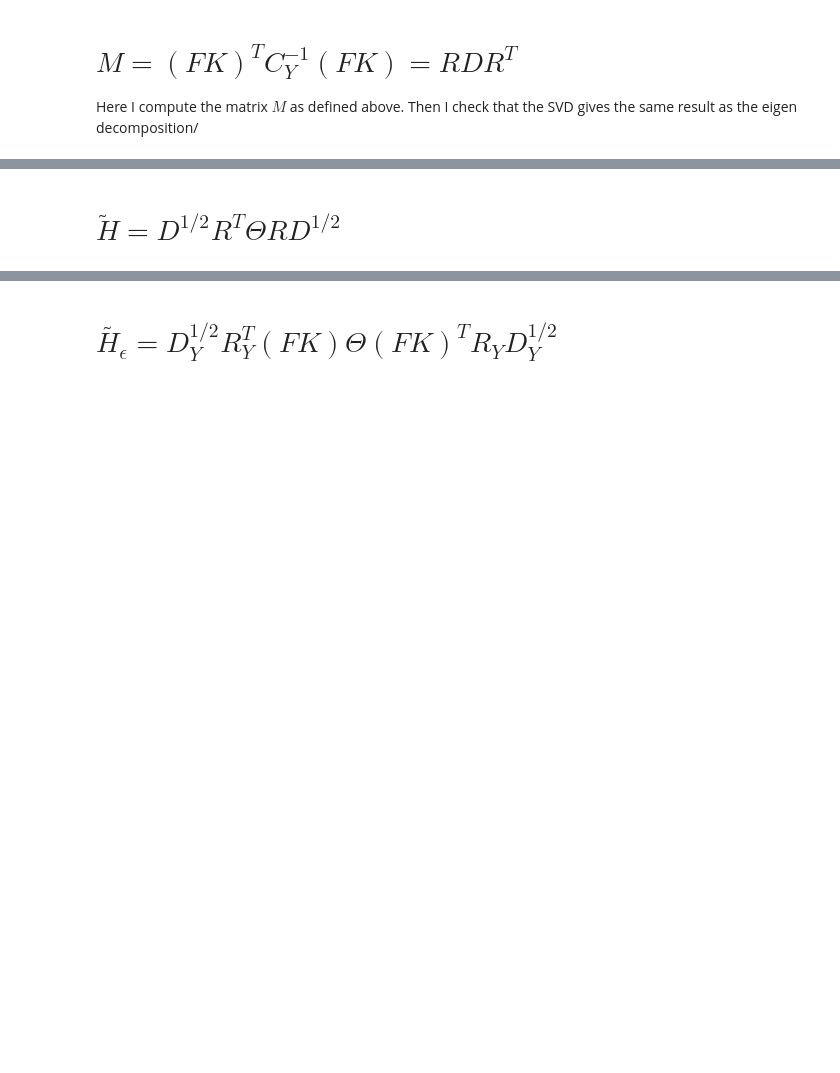
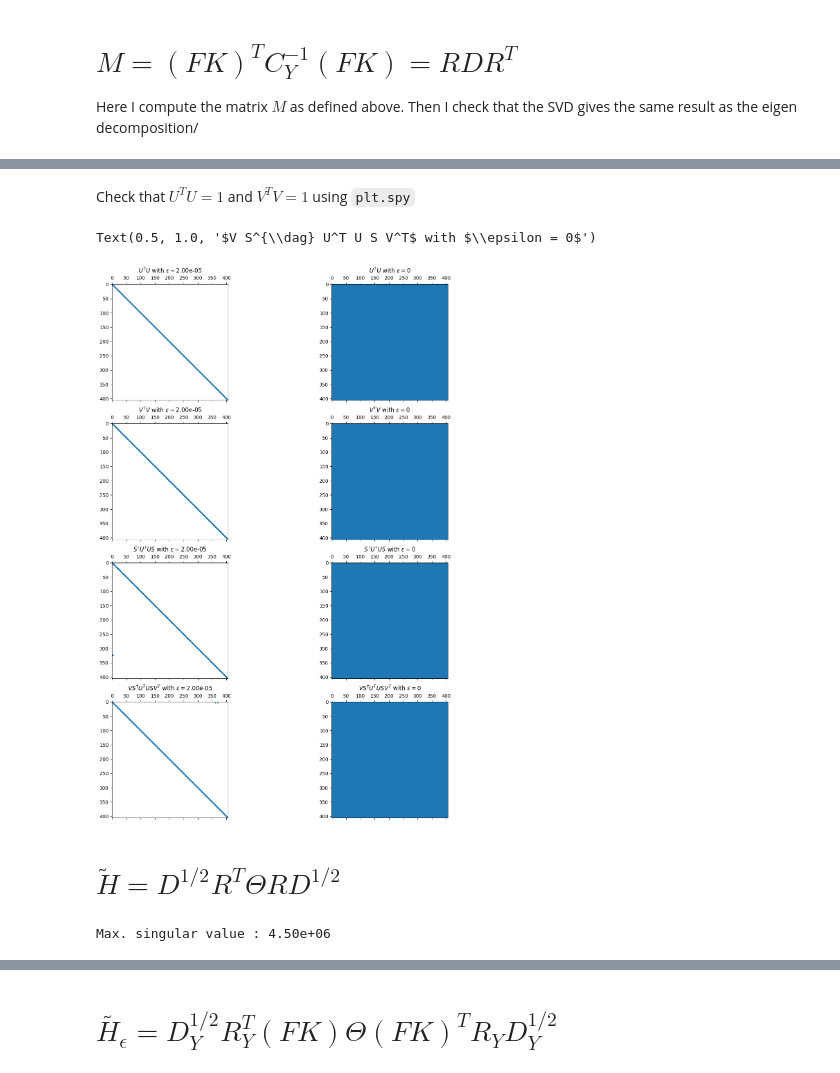
Before and after one commit to achiefa/DeepLearningTheory, a Jupyter notebook: Experiments/Integrated_solution/nnpdf/data_evolution_svd.ipynb, the cells around one changed output, grey strips where cells are left out. Drawn from its saved outputs; the diff is of its cells as text; code cells hidden in the pictures; blank space fills up the shorter version.

```diff
--- a/Experiments/Integrated_solution/nnpdf/data_evolution_svd.ipynb
+++ b/Experiments/Integrated_solution/nnpdf/data_evolution_svd.ipynb
@@ -368,10 +361,43 @@ plt.matshow(test)
+# %% [markdown]
+Check that $U^T U = 1$ and $V^T V = 1$ using `plt.spy`
+# %%
+fig, axs = plt.subplots(4, 2, figsize=(15,20))
+
+axs[0,0].spy(U_M.T @ U_M, precision=reg_eta, markersize=2)
+axs[0,1].spy(U_M.T @ U_M, markersize=2)
+axs[0,0].set_title(r'$U^T U$ with $\epsilon \sim$' + f'{reg_eta:.2e}')
+axs[0,1].set_title(r'$U^T U$ with $\epsilon = 0$')
+
+axs[1,0].spy(Vh_M.T @ Vh_M, precision=reg_eta, markersize=2)
+axs[1,1].spy(Vh_M.T @ Vh_M, markersize=2)
+axs[1,0].set_title(r'$V^T V$ with $\epsilon \sim$' + f'{reg_eta:.2e}')
+axs[1,1].set_title(r'$V^T V$ with $\epsilon = 0$')
+
+axs[2,0].spy(np.diag(S_M_reg_dag) @ (U_M.T @ U_M) @ np.diag(S_M_reg), precision=reg_eta, markersize=2)
+axs[2,1].spy(np.diag(S_M_reg_dag) @ (U_M.T @ U_M) @ np.diag(S_M_reg), markersize=2)
+axs[2,0].set_title(r'$S^{\dag} U^T U S$ with $\epsilon =$' + f'{reg_eta:.2e}')
+axs[2,1].set_title(r'$S^{\dag} U^T U S$ with $\epsilon = 0$')
+
+axs[3,0].spy(Vh_M.T @ np.diag(S_M_reg_dag) @ (U_M.T @ U_M) @ np.diag(S_M_reg) @ Vh_M, precision=reg_eta, markersize=2)
+axs[3,1].spy(Vh_M.T @ np.diag(S_M_reg_dag) @ (U_M.T @ U_M) @ np.diag(S_M_reg) @ Vh_M, markersize=2)
+axs[3,0].set_title(r'$V S^{\dag} U^T U S V^T$ with $\epsilon =$' + f'{reg_eta:.2e}')
+axs[3,1].set_title(r'$V S^{\dag} U^T U S V^T$ with $\epsilon = 0$')
+# %% [output]
+Text(0.5, 1.0, '$V S^{\\dag} U^T U S V^T$ with $\\epsilon = 0$')
+[figure, added]
 # %% [markdown]
 # $\tilde{H} = D^{1/2} R^T \Theta R D^{1/2}$
 # %%
-D = np.zeros_like(eigvecs_M)
-np.fill_diagonal(D, S_M_reg)
-ntk, (eigvals_ntk, R_ntk) = regularize_matrix(NTK_flat)
+D = np.diag(S_M_reg)
+ntk = NTK_flat[zero_indices[-1][1]:, zero_indices[-1][1]: ]
+
+# Compute H_tilde
 H_tilde = np.sqrt(D) @ eigvecs_M.T @ ntk @ eigvecs_M @ np.sqrt(D)
 
-# Check if symmetric
-print(f'Is symmetric: {np.allclose(H_tilde, H_tilde.T)}')
+# Compute SVD
+U_Ht, S_Ht, Vh_Ht = np.linalg.svd(M, full_matrices=True, hermitian=True)
+
+print(f"Max. singular value : {S_Ht[0]:.2e}")
+assert(np.allclose(H_tilde, H_tilde.T))
+# %% [output]
+Max. singular value : 4.50e+06
```
Also changed, not shown: parts of 65 cells of this notebook.
